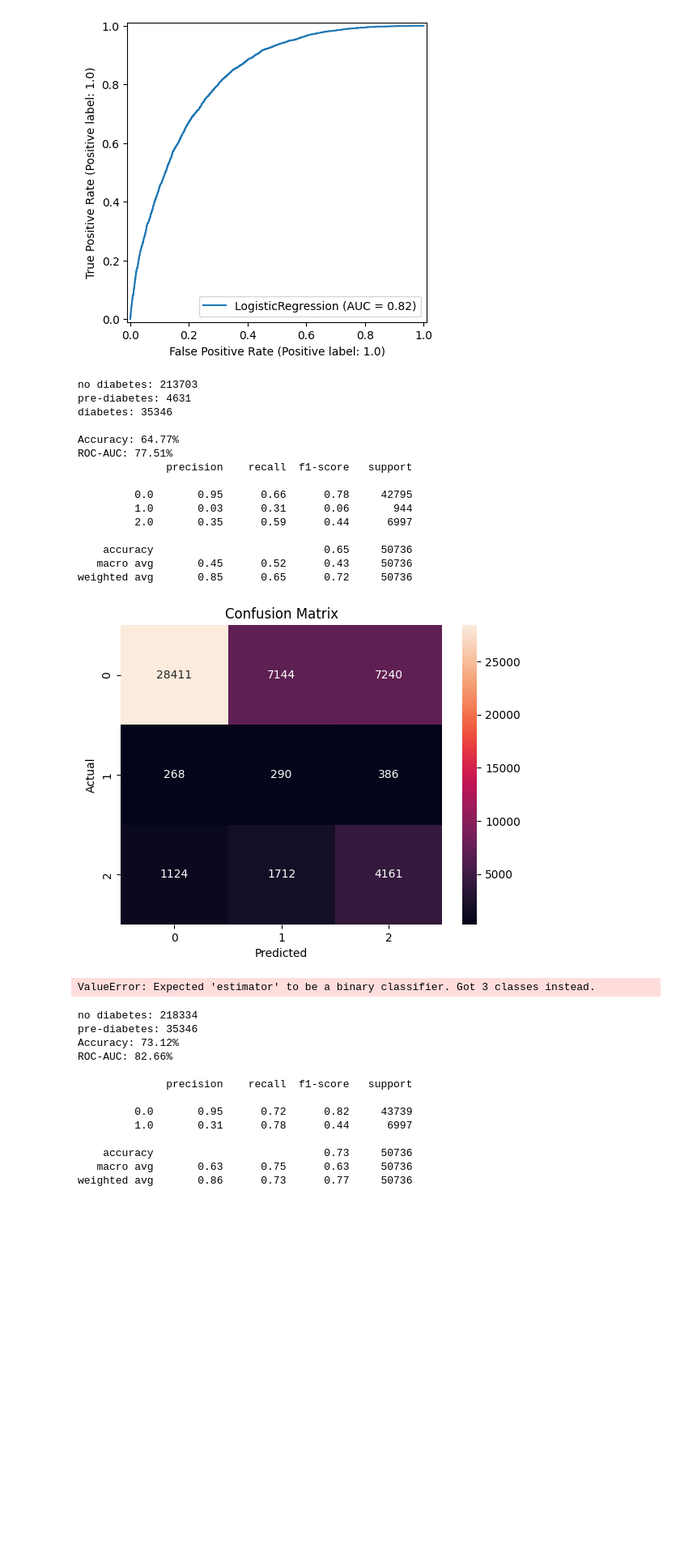
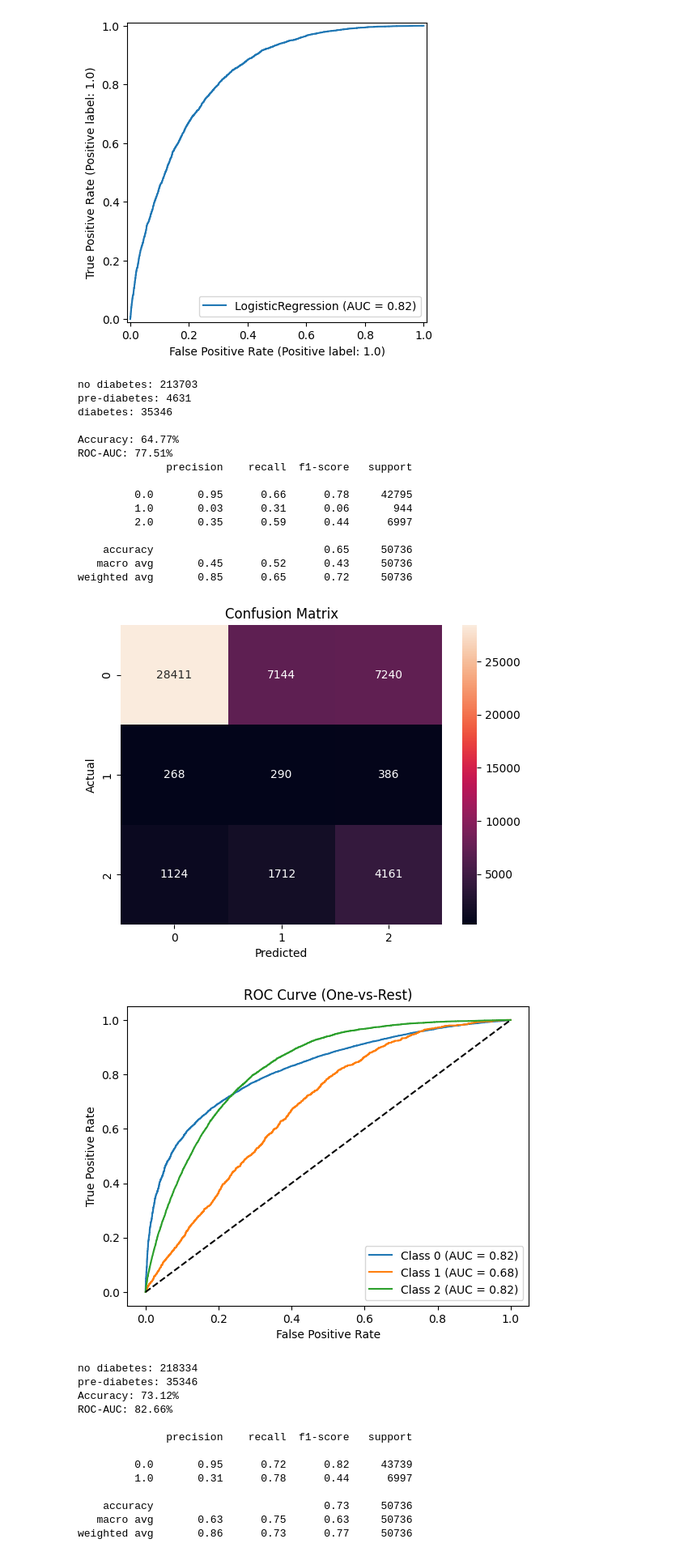
Before and after one commit to NateBartek/DiabetesProjectSolo, a Jupyter notebook: main.ipynb, the cells around one changed output. Shown at 81% size. Saved outputs shown, nothing was run; the diff lists cells and outputs as text; code cells hidden in the pictures; blank space fills up the shorter version.

Commit message:
updated the roc-curve on my second model to have 3 classes

```diff
--- a/main.ipynb
+++ b/main.ipynb
@@ -65,15 +65,17 @@ weighted avg       0.75      0.75      0.75     14139
 [figure]
 [figure]
 # %%
+from sklearn.metrics import roc_curve
 # This is the second logistic regression model that was trained on imbalanced data and had three classes
 
 # imports
 from sklearn.model_selection import train_test_split
 from sklearn.linear_model import LogisticRegression
-from sklearn.metrics import classification_report, roc_auc_score, ConfusionMatrixDisplay
-from sklearn.preprocessing import StandardScaler
+from sklearn.metrics import classification_report, roc_auc_score, ConfusionMatrixDisplay, auc, accuracy_score, confusion_matrix
+from sklearn.preprocessing import StandardScaler, label_binarize
 import matplotlib.pyplot as plt
 import seaborn as sns
+import pandas as pd
 
 # creating my scaler and saving the file path
 file_path = r"C:\Users\natet\DATA221\Github\Project\diabetes_012_health_indicators_BRFSS2015.csv"
@@ -121,34 +123,54 @@ y_pred_proba = logistic_model.predict_proba(X_test)
 # printing out all of the metrics
 print(f"\nAccuracy: {accuracy_score(y_test, y_pred)*100:.2f}%")
 print(f"ROC-AUC: {roc_auc_score(y_test, y_pred_proba, multi_class='ovr', average='macro')*100:.2f}%")
 print(classification_report(y_test, y_pred))
 
 
 cm = confusion_matrix(y_test, y_pred)
 sns.heatmap(cm, annot=True, fmt="g")
 
 plt.ylabel("Actual")
 plt.xlabel("Predicted")
 plt.title("Confusion Matrix")
 plt.show()
+
+# Binarize the output
+y_test_bin = label_binarize(y_test, classes=[0, 1, 2])
+n_classes = y_test_bin.shape[1]
+
+# Plot ROC curve for each class
+plt.figure()
+
+for i in range(n_classes):
+    fpr, tpr, _ = roc_curve(y_test_bin[:, i], y_pred_proba[:, i])
+    roc_auc = auc(fpr, tpr)
+
+    plt.plot(fpr, tpr, label=f"Class {i} (AUC = {roc_auc:.2f})")
+
+plt.plot([0, 1], [0, 1], 'k--')  # diagonal line
+plt.xlabel("False Positive Rate")
+plt.ylabel("True Positive Rate")
+plt.title("ROC Curve (One-vs-Rest)")
+plt.legend()
+plt.show()
 # %% [output]
 no diabetes: 213703
 pre-diabetes: 4631
 diabetes: 35346
 
 Accuracy: 64.77%
 ROC-AUC: 77.51%
               precision    recall  f1-score   support
 
          0.0       0.95      0.66      0.78     42795
          1.0       0.03      0.31      0.06       944
          2.0       0.35      0.59      0.44      6997
 
     accuracy                           0.65     50736
    macro avg       0.45      0.52      0.43     50736
 weighted avg       0.85      0.65      0.72     50736
 [figure]
-ValueError: Expected 'estimator' to be a binary classifier. Got 3 classes instead.
+[figure, added]
 # %%
 # Third logistic regression model that is also trained on imbalanced data but there are only two classes
 
```
